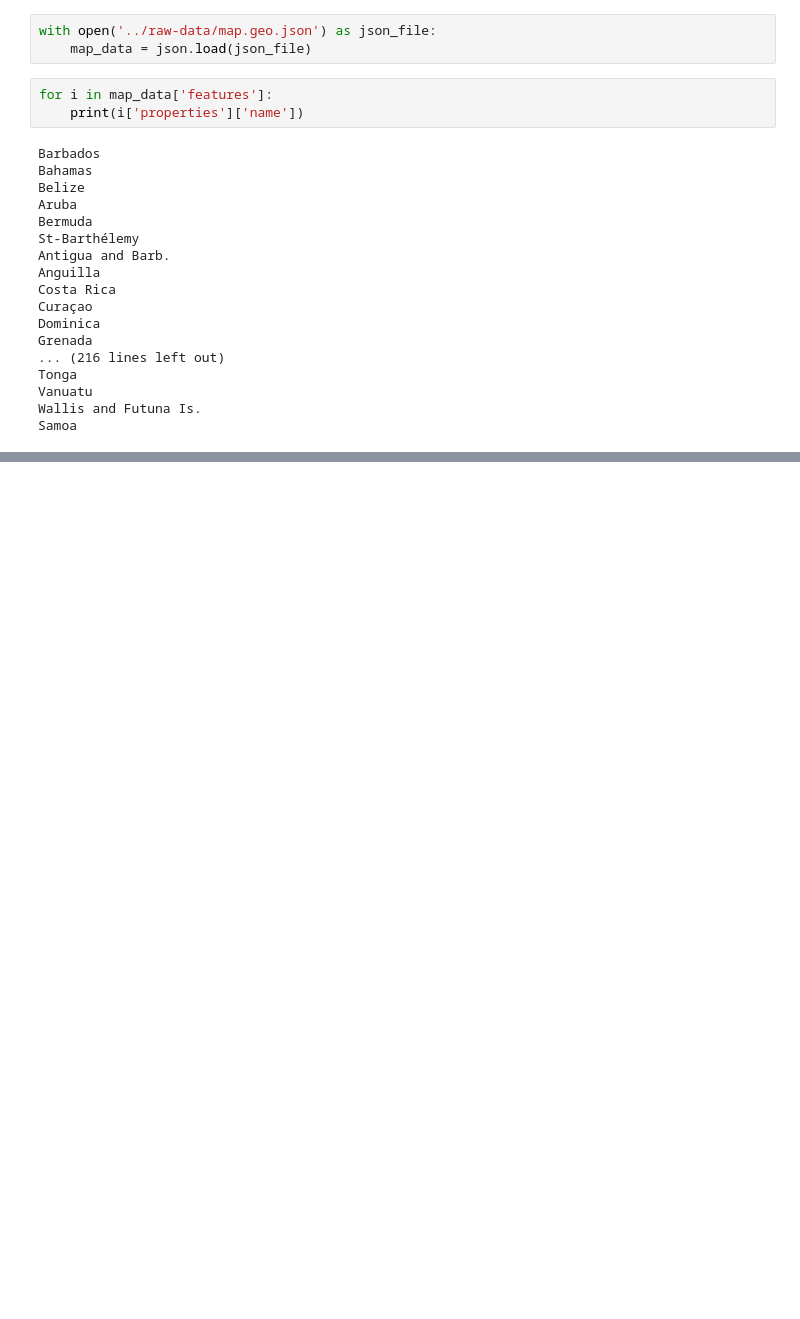
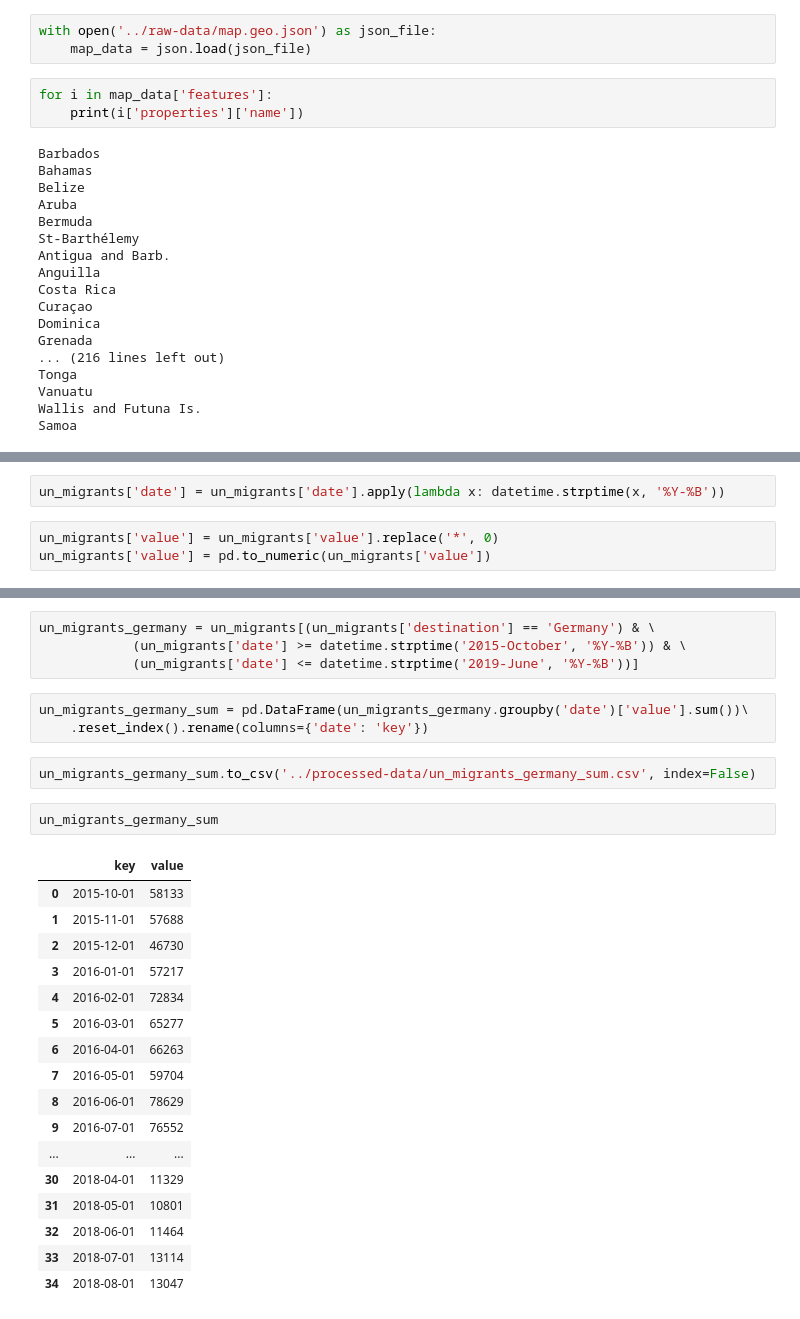
Before and after one commit to dianaow/dianaow.github.io, a Jupyter notebook: vizforsocialgood/processed-data/data_processing.ipynb, the cells around one changed output, grey strips where cells are left out. Saved outputs shown, nothing was run; the diff lists cells and outputs as text; blank space fills up the shorter version.

```diff
--- a/vizforsocialgood/processed-data/data_processing.ipynb
+++ b/vizforsocialgood/processed-data/data_processing.ipynb
@@ -185,0 +192,5 @@ Samoa
+# %%
+un_migrants['date'] = un_migrants['date'].apply(lambda x: datetime.strptime(x, '%Y-%B'))
+# %%
+un_migrants['value'] = un_migrants['value'].replace('*', 0)
+un_migrants['value'] = pd.to_numeric(un_migrants['value'])
@@ -185,0 +217,29 @@ Samoa
+# %%
+un_migrants_germany = un_migrants[(un_migrants['destination'] == 'Germany') & \
+            (un_migrants['date'] >= datetime.strptime('2015-October', '%Y-%B')) & \
+            (un_migrants['date'] <= datetime.strptime('2019-June', '%Y-%B'))]
+# %%
+un_migrants_germany_sum = pd.DataFrame(un_migrants_germany.groupby('date')['value'].sum())\
+    .reset_index().rename(columns={'date': 'key'})
+# %%
+un_migrants_germany_sum.to_csv('../processed-data/un_migrants_germany_sum.csv', index=False)
+# %%
+un_migrants_germany_sum
+# %% [output]
+|  | key | value |
+| 0 | 2015-10-01 | 58133 |
+| 1 | 2015-11-01 | 57688 |
+| 2 | 2015-12-01 | 46730 |
+| 3 | 2016-01-01 | 57217 |
+| 4 | 2016-02-01 | 72834 |
+| 5 | 2016-03-01 | 65277 |
+| 6 | 2016-04-01 | 66263 |
+| 7 | 2016-05-01 | 59704 |
+| 8 | 2016-06-01 | 78629 |
+| 9 | 2016-07-01 | 76552 |
+| ... | ... | ... |
+| 30 | 2018-04-01 | 11329 |
+| 31 | 2018-05-01 | 10801 |
+| 32 | 2018-06-01 | 11464 |
+| 33 | 2018-07-01 | 13114 |
+| 34 | 2018-08-01 | 13047 |
```
Also changed, not shown: parts of 4 cells of this notebook, 5 other files.
